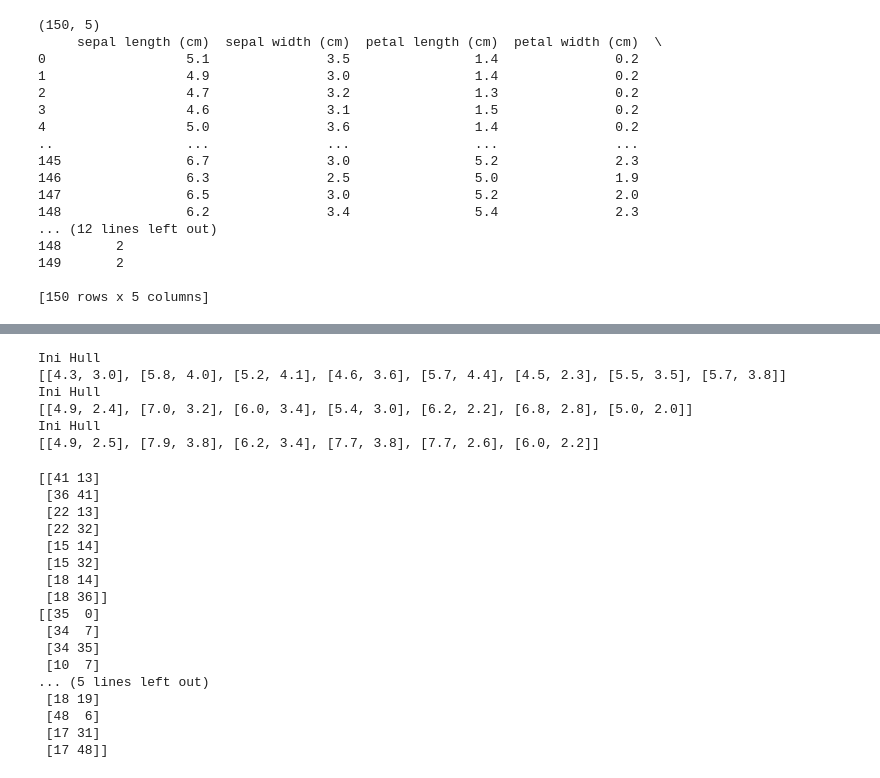
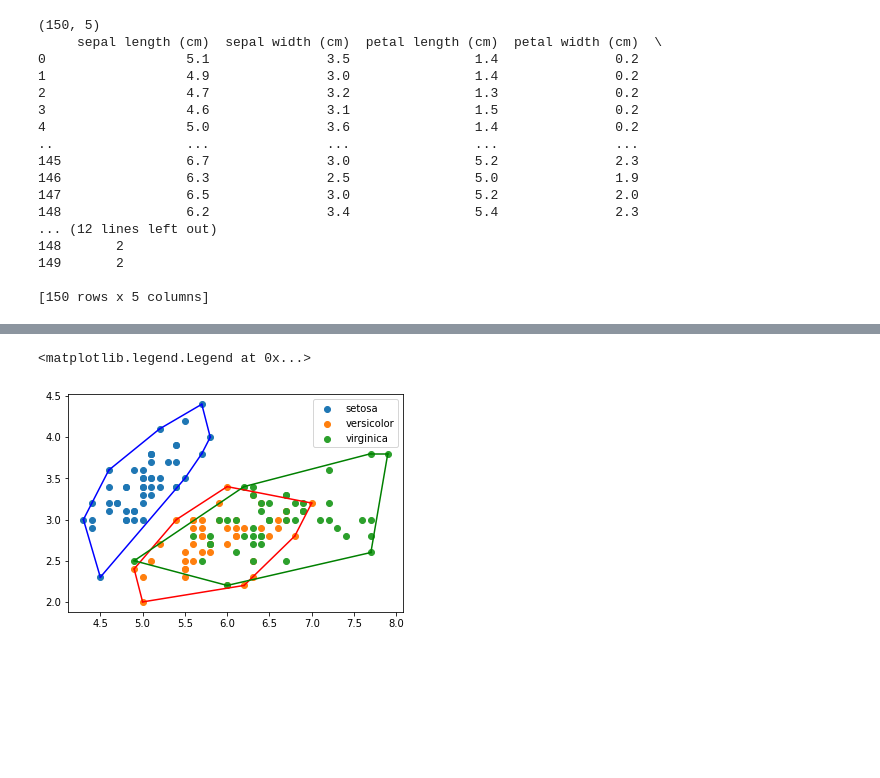
Before and after one commit to jasonk19/Tucil-Stima-2, a Jupyter notebook: src/main.ipynb, the cells around one changed output, grey strips where cells are left out. Cells and saved outputs as stored; diff of their text form; code cells hidden in the pictures; blank space fills up the shorter version.

```diff
--- a/src/main.ipynb
+++ b/src/main.ipynb
@@ -55,42 +54,21 @@ plt.legend()
 # %%
+plt.figure(figsize = (10, 6))
+colors = ['b','r','g']
+plt.title('Petal Width vs Petal Length')
+plt.xlabel(data.feature_names[0])
+plt.ylabel(data.feature_names[1])
+
 for i in range(len(data.target_names)):
   bucket = df[df['Target'] == i]
   bucket = bucket.iloc[:,[0,1]].values
   # bagian ini diganti dengan hasil implementasi ConvexHull Divide & Conquer
-  # hull = ConvexHull(bucket)
-  # print(hull.simplices)
   hull = myConvexHull(bucket)
-  print("Ini Hull")
-  print(hull)
+  plt.scatter(bucket[:, 0], bucket[:, 1], label=data.target_names[i])
+
+  for simplex in hull:
+    plt.plot(bucket[simplex, 0], bucket[simplex, 1], colors[i])
+
+plt.legend()
 # %% [output]
-Ini Hull
-[[4.3, 3.0], [5.8, 4.0], [5.2, 4.1], [4.6, 3.6], [5.7, 4.4], [4.5, 2.3], [5.5, 3.5], [5.7, 3.8]]
-Ini Hull
-[[4.9, 2.4], [7.0, 3.2], [6.0, 3.4], [5.4, 3.0], [6.2, 2.2], [6.8, 2.8], [5.0, 2.0]]
-Ini Hull
-[[4.9, 2.5], [7.9, 3.8], [6.2, 3.4], [7.7, 3.8], [7.7, 2.6], [6.0, 2.2]]
+<matplotlib.legend.Legend at 0x...>
+[figure, added]
-# %%
-for i in range(len(data.target_names)):
-  bucket = df[df['Target'] == i]
-  bucket = bucket.iloc[:,[0,1]].values
-  # bagian ini diganti dengan hasil implementasi ConvexHull Divide & Conquer
-  hull = ConvexHull(bucket)
-  print(hull.simplices)
-# %% [output]
-[[41 13]
- [36 41]
- [22 13]
- [22 32]
- [15 14]
- [15 32]
- [18 14]
- [18 36]]
-[[35  0]
- [34  7]
- [34 35]
- [10  7]
-... (5 lines left out)
- [18 19]
- [48  6]
- [17 31]
- [17 48]]
```
Also changed, not shown: parts of 1 cell of this notebook, 1 other file.
